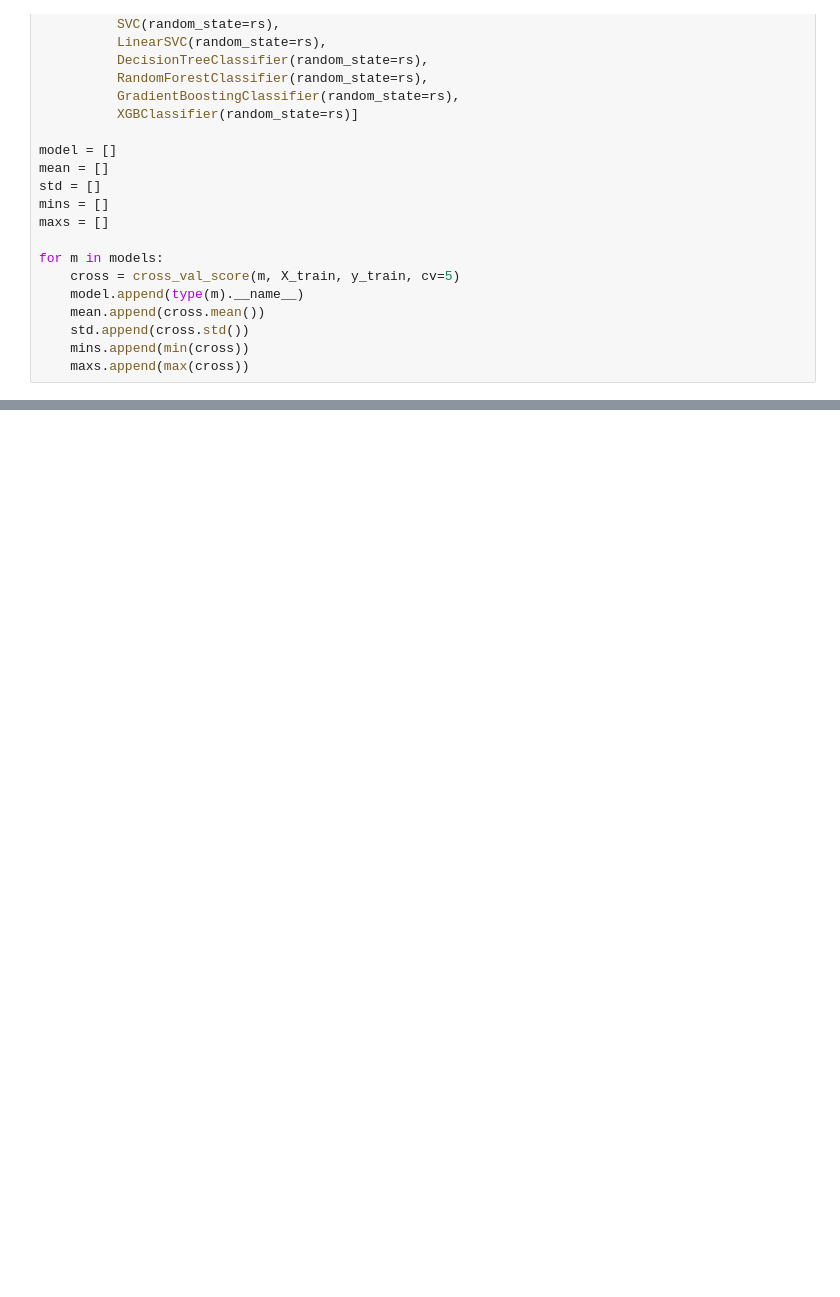
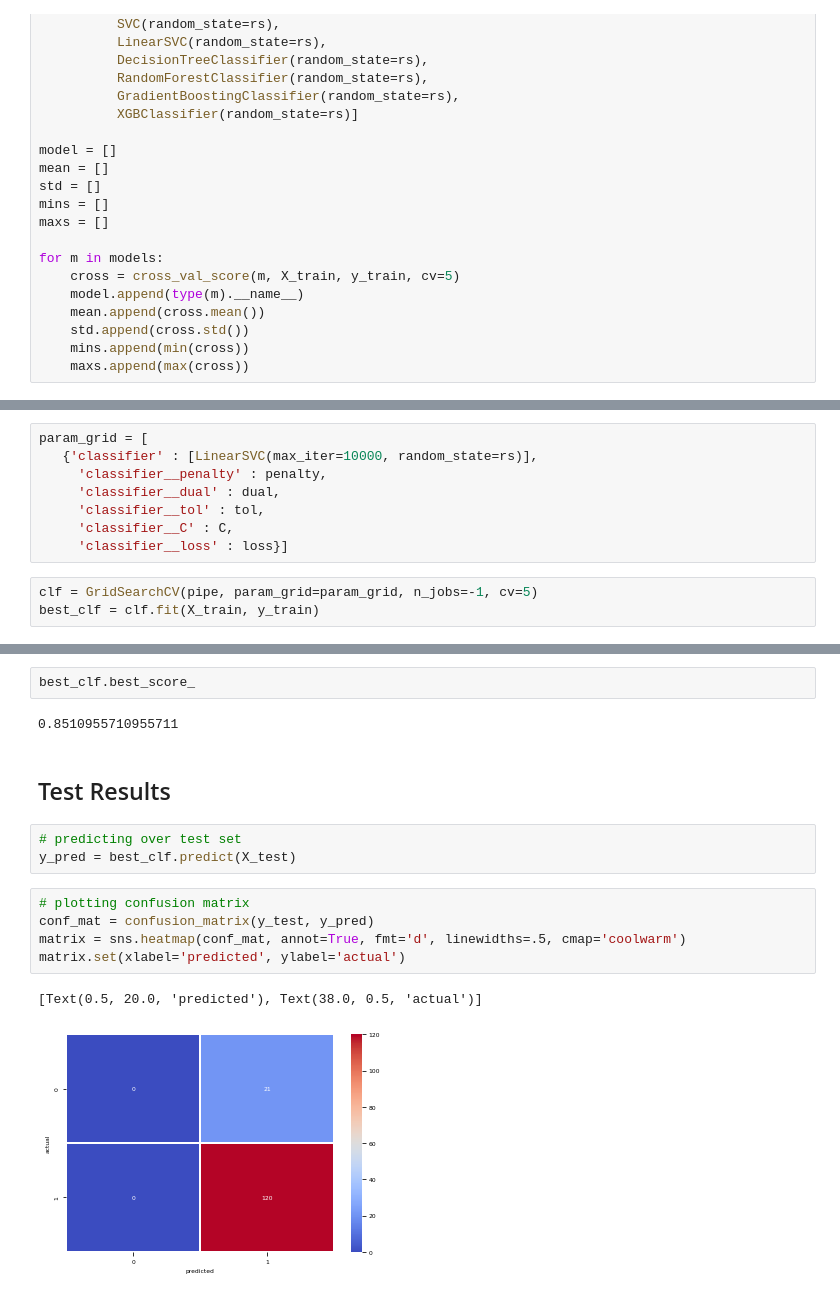
Before and after one commit to e-lubrini/thoracic-surgery-life-expectancy-classification, a Jupyter notebook: main.ipynb, the cells around one changed output, grey strips where cells are left out. Saved outputs shown, nothing was run; the diff lists cells and outputs as text; blank space fills up the shorter version.

```diff
--- a/main.ipynb
+++ b/main.ipynb
@@ -286,0 +286,11 @@ result
+# %%
+param_grid = [
+   {'classifier' : [LinearSVC(max_iter=10000, random_state=rs)],
+     'classifier__penalty' : penalty,
+     'classifier__dual' : dual,
+     'classifier__tol' : tol,
+     'classifier__C' : C,
+     'classifier__loss' : loss}]
+# %%
+clf = GridSearchCV(pipe, param_grid=param_grid, n_jobs=-1, cv=5)
+best_clf = clf.fit(X_train, y_train)
@@ -286,0 +301,17 @@ result
+# %%
+best_clf.best_score_
+# %% [output]
+0.8510955710955711
+# %% [markdown]
+## Test Results
+# %%
+# predicting over test set
+y_pred = best_clf.predict(X_test)
+# %%
+# plotting confusion matrix
+conf_mat = confusion_matrix(y_test, y_pred)
+matrix = sns.heatmap(conf_mat, annot=True, fmt='d', linewidths=.5, cmap='coolwarm')
+matrix.set(xlabel='predicted', ylabel='actual')
+# %% [output]
+[Text(0.5, 20.0, 'predicted'), Text(38.0, 0.5, 'actual')]
+[figure, added]
```
Also changed, not shown: parts of 9 cells of this notebook.
